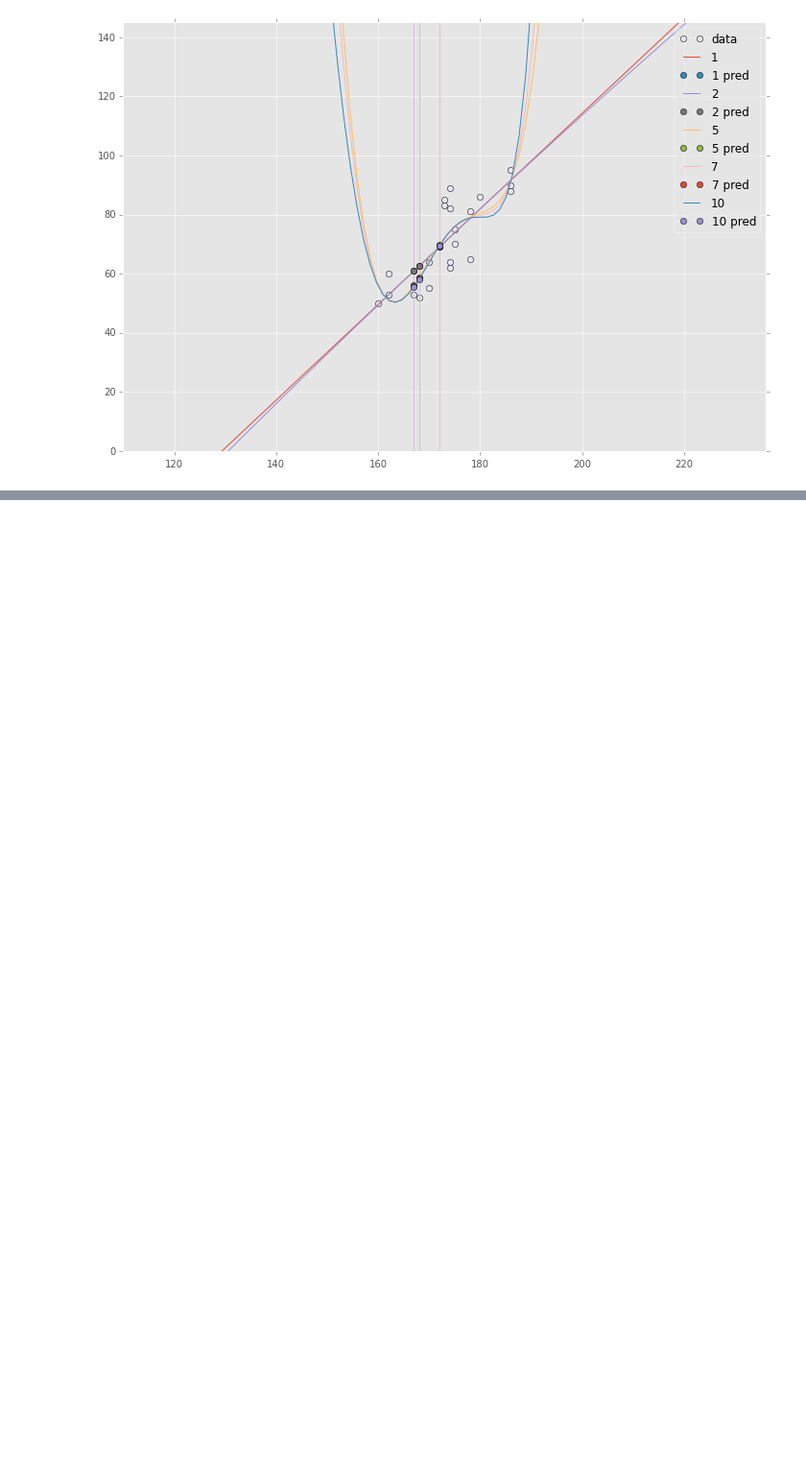
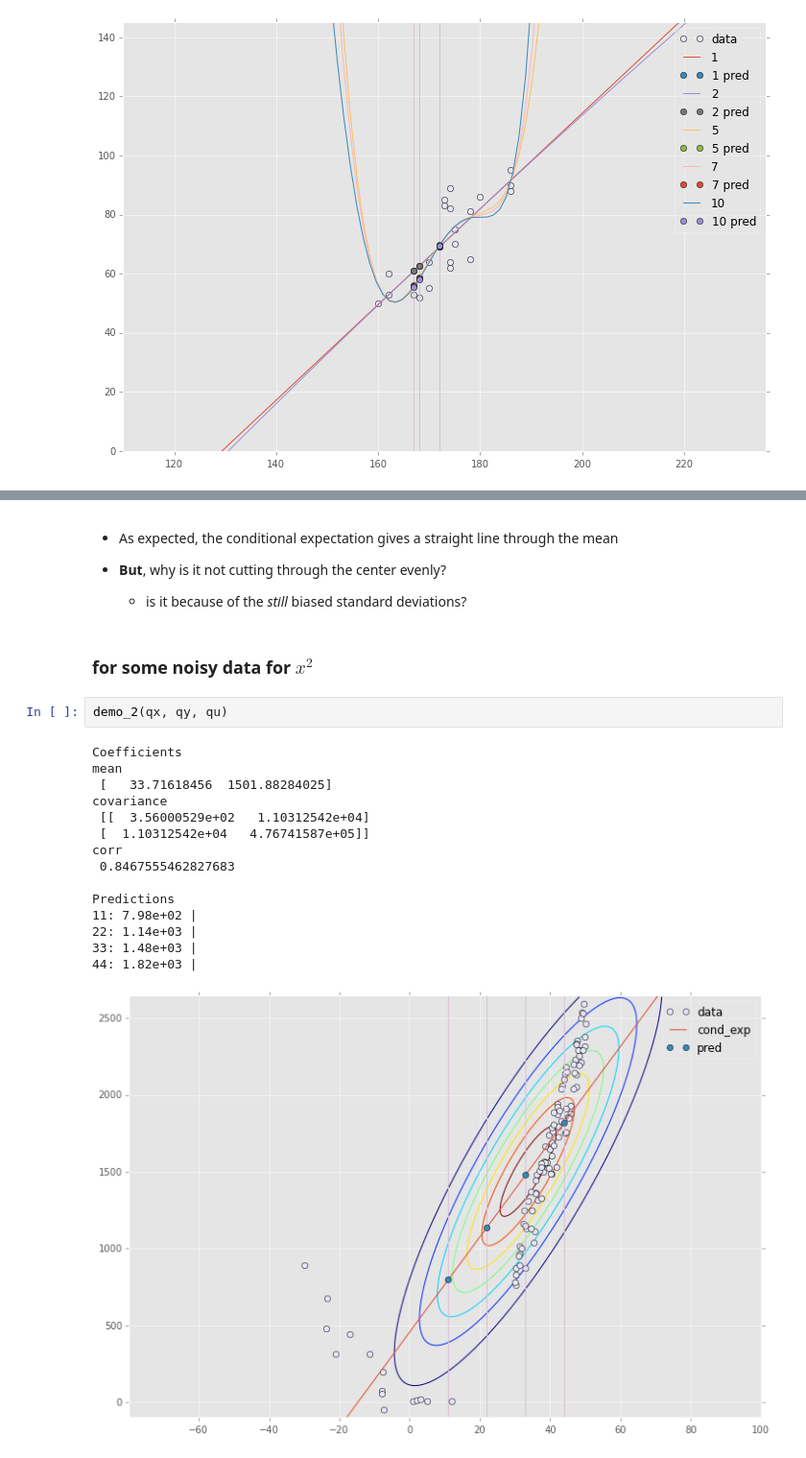
Before and after one commit to motjuste/patt-rex, a Jupyter notebook: project-02-demo.ipynb, the cells around one changed output, grey strips where cells are left out. Shown: that part at 96% size. Cells and saved outputs as stored; diff of their text form; blank space fills up the shorter version.

```diff
--- a/project-02-demo.ipynb
+++ b/project-02-demo.ipynb
@@ -164,0 +276,26 @@ Predictions [1, 2, 5]
+# %% [markdown]
+- As expected, the conditional expectation gives a straight line through the mean
+
+- **But**, why is it not cutting through the center evenly?
+
+    + is it because of the *still* biased standard deviations?
+# %% [markdown]
+### for some noisy data for $x^2$
+# %%
+demo_2(qx, qy, qu)
+# %% [output]
+Coefficients
+mean
+ [   33.71618456  1501.88284025]
+covariance
+ [[  3.56000529e+02   1.10312542e+04]
+ [  1.10312542e+04   4.76741587e+05]]
+corr
+ 0.8467555462827683
+
+Predictions
+11: 7.98e+02 |
+22: 1.14e+03 |
+33: 1.48e+03 |
+44: 1.82e+03 |
+[figure, added]
```
Also changed, not shown: parts of 9 cells of this notebook, 2 other files.
